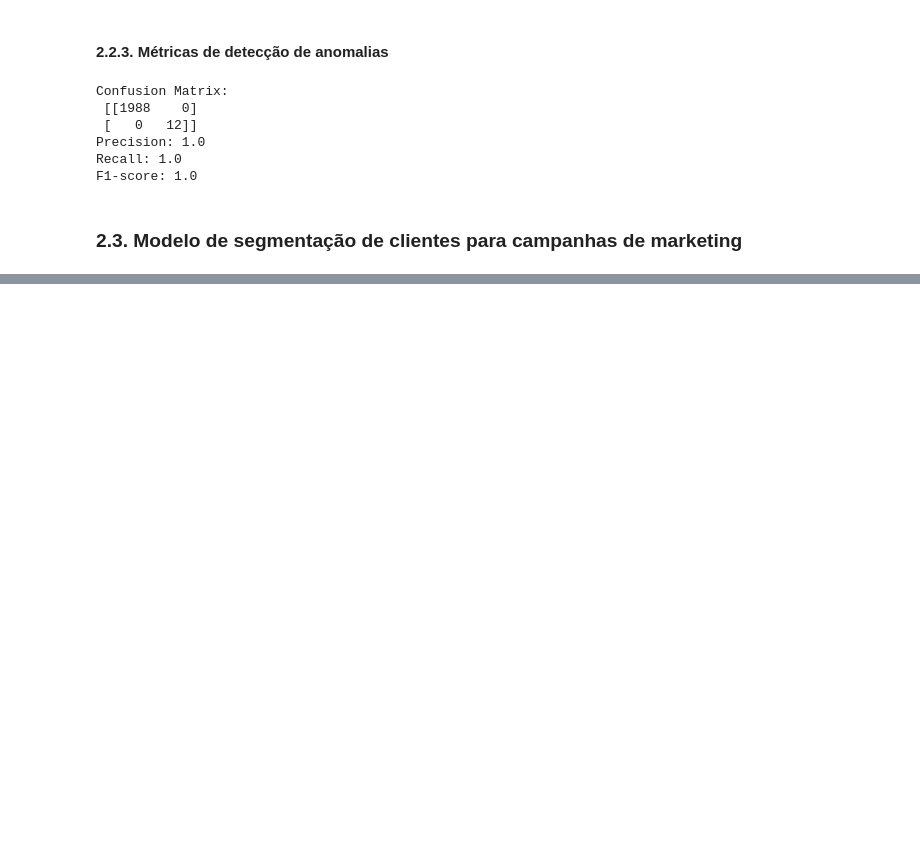
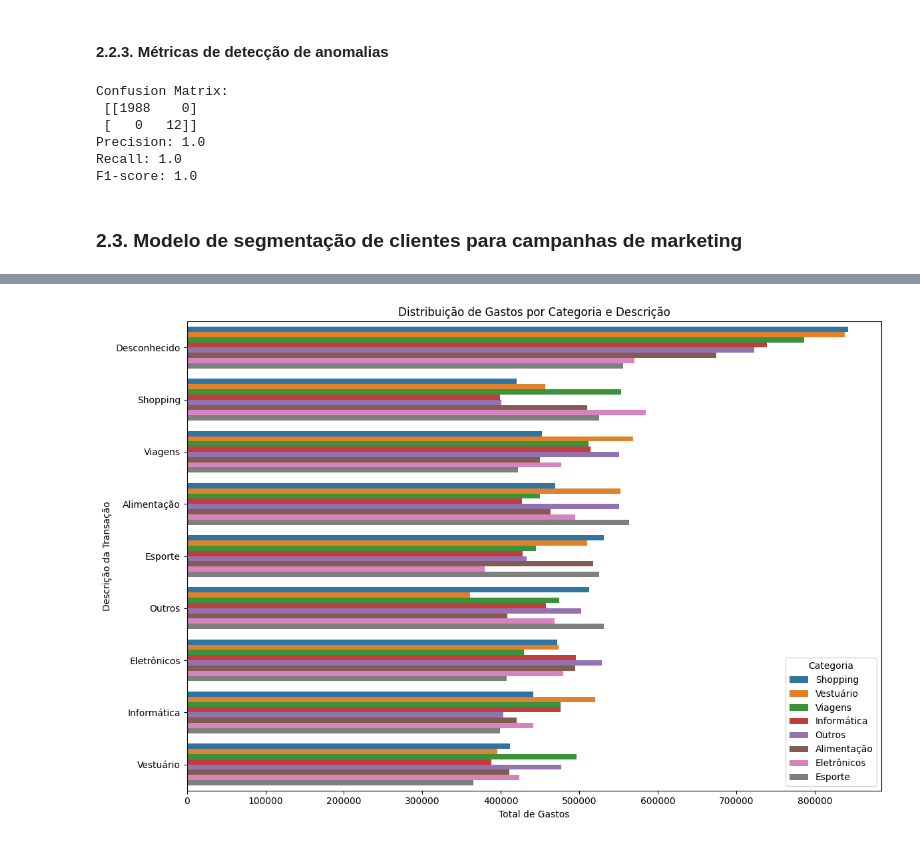
Before and after one commit to CeLo93/ML_analise_preditiva_de_fraudes_e_marketing, a Jupyter notebook: Prediction_DadosFera.ipynb, the cells around one changed output, grey strips where cells are left out. Drawn from its saved outputs; the diff is of its cells as text; code cells hidden in the pictures; blank space fills up the shorter version.

```diff
--- a/Prediction_DadosFera.ipynb
+++ b/Prediction_DadosFera.ipynb
@@ -868,0 +914,18 @@ F1-score: 1.0
+# %%
+# Calcular o total de gastos por categoria e descrição
+gastos_por_categoria_descricao = data.groupby(['categoria_transacao', 'descricao_transacao'])['valor_transacao'].sum().reset_index()
+
+# Ordenar os dados por valor de gasto descendente
+gastos_por_categoria_descricao = gastos_por_categoria_descricao.sort_values(by='valor_transacao', ascending=False)
+
+# Plotar o gráfico de barras
+plt.figure(figsize=(12, 8))
+sns.barplot(x='valor_transacao', y='descricao_transacao', hue='categoria_transacao', data=gastos_por_categoria_descricao)
+plt.xlabel('Total de Gastos')
+plt.ylabel('Descrição da Transação')
+plt.title('Distribuição de Gastos por Categoria e Descrição')
+plt.legend(title='Categoria')
+plt.tight_layout()
+plt.show()
+# %% [output]
+[figure, added]
```
Also changed, not shown: parts of 4 cells of this notebook.
